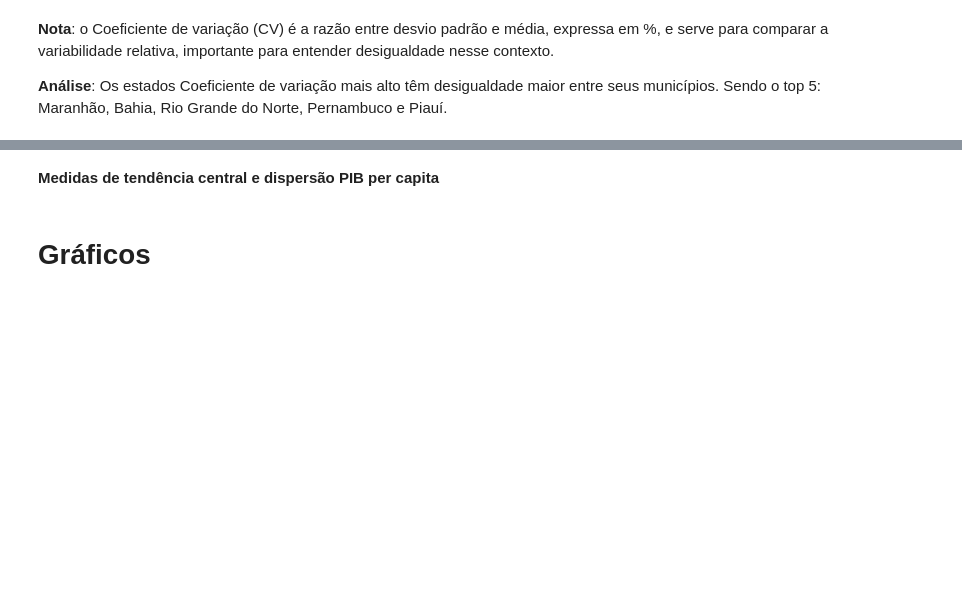
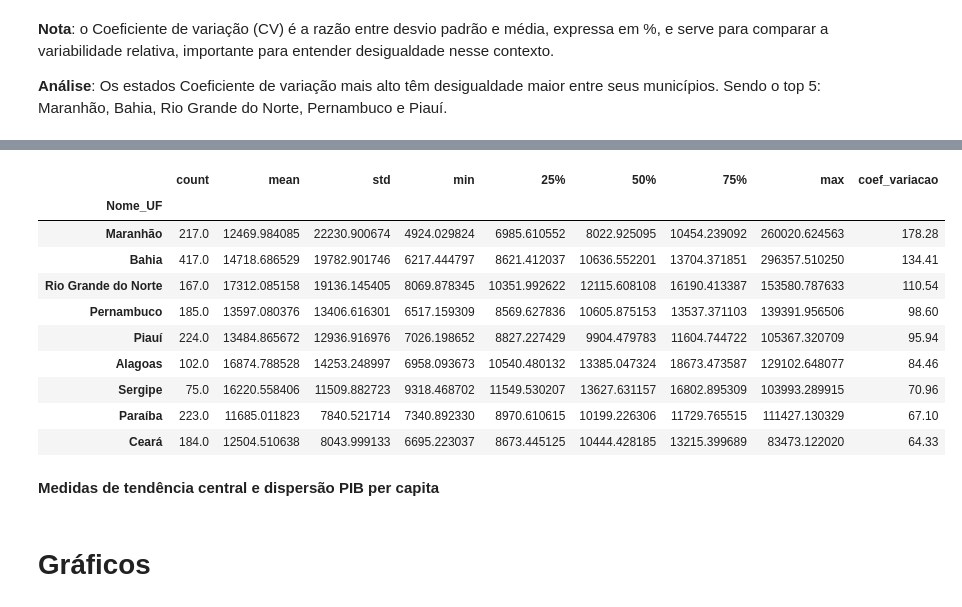
Before and after one commit to duddanobre/sidra-nordeste, a Jupyter notebook: nordeste.ipynb, the cells around one changed output, grey strips where cells are left out. Cells and saved outputs as stored; diff of their text form; code cells hidden in the pictures; blank space fills up the shorter version.

```diff
--- a/nordeste.ipynb
+++ b/nordeste.ipynb
@@ -1003,8 +859,20 @@ df_uf_agrupado['% VA dos serviços'] = ((df_uf_agrupado['VA dos serviços (Mil R
 df_uf_agrupado['% VA da administração pública'] = ((df_uf_agrupado['VA da administração pública (Mil Reais)']/df_uf_agrupado['PIB (Mil Reais)'])*100).round(2)
 df_uf_agrupado['% Impostos'] = ((df_uf_agrupado['Impostos (Mil Reais)']/df_uf_agrupado['PIB (Mil Reais)'])*100).round(2)
 # %%
-df_nordeste_teste = df_nordeste.groupby(['Nome_Município'])['PIB per capita'].describe()
+#df_nordeste_teste = df_nordeste.groupby(['Nome_Município'])['PIB per capita'].describe()
 df_nordeste_teste
+# %% [output]
+|  | count | mean | std | min | 25% | 50% | 75% | max | coef_variacao |
+| Nome_UF |  |  |  |  |  |  |  |  |  |
+| Maranhão | 217.0 | 12469.984085 | 22230.900674 | 4924.029824 | 6985.610552 | 8022.925095 | 10454.239092 | 260020.624563 | 178.28 |
+| Bahia | 417.0 | 14718.686529 | 19782.901746 | 6217.444797 | 8621.412037 | 10636.552201 | 13704.371851 | 296357.510250 | 134.41 |
+| Rio Grande do Norte | 167.0 | 17312.085158 | 19136.145405 | 8069.878345 | 10351.992622 | 12115.608108 | 16190.413387 | 153580.787633 | 110.54 |
+| Pernambuco | 185.0 | 13597.080376 | 13406.616301 | 6517.159309 | 8569.627836 | 10605.875153 | 13537.371103 | 139391.956506 | 98.60 |
+| Piauí | 224.0 | 13484.865672 | 12936.916976 | 7026.198652 | 8827.227429 | 9904.479783 | 11604.744722 | 105367.320709 | 95.94 |
+| Alagoas | 102.0 | 16874.788528 | 14253.248997 | 6958.093673 | 10540.480132 | 13385.047324 | 18673.473587 | 129102.648077 | 84.46 |
+| Sergipe | 75.0 | 16220.558406 | 11509.882723 | 9318.468702 | 11549.530207 | 13627.631157 | 16802.895309 | 103993.289915 | 70.96 |
+| Paraíba | 223.0 | 11685.011823 | 7840.521714 | 7340.892330 | 8970.610615 | 10199.226306 | 11729.765515 | 111427.130329 | 67.10 |
+| Ceará | 184.0 | 12504.510638 | 8043.999133 | 6695.223037 | 8673.445125 | 10444.428185 | 13215.399689 | 83473.122020 | 64.33 |
 # %% [markdown]
 **Medidas de tendência central e dispersão PIB per capita**
 # %% [markdown]
```
Also changed, not shown: parts of 57 cells of this notebook.
